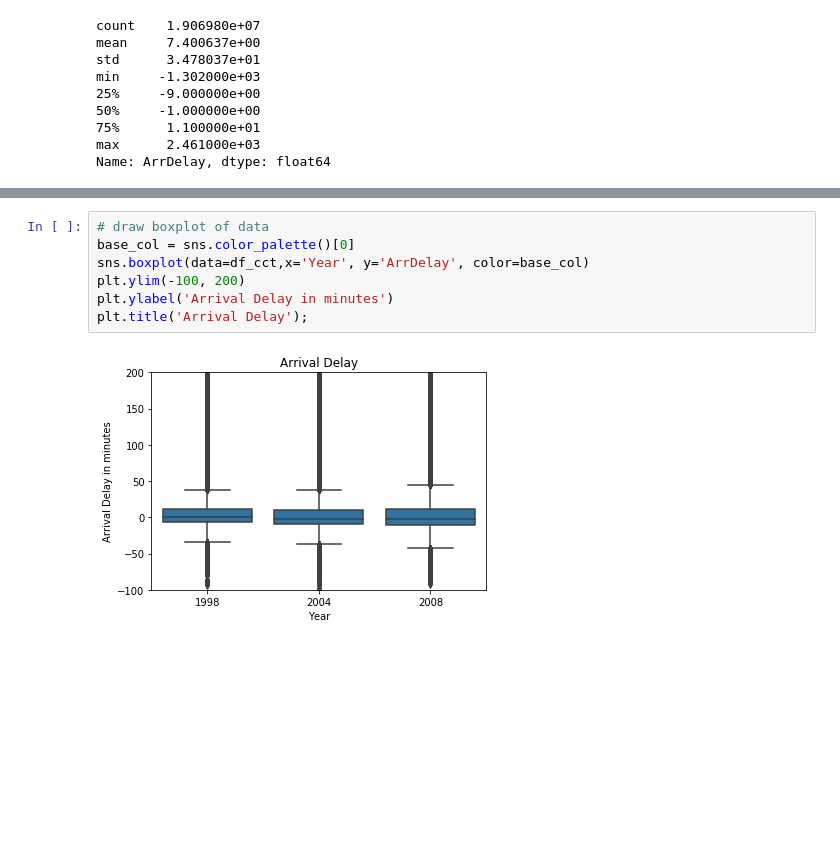
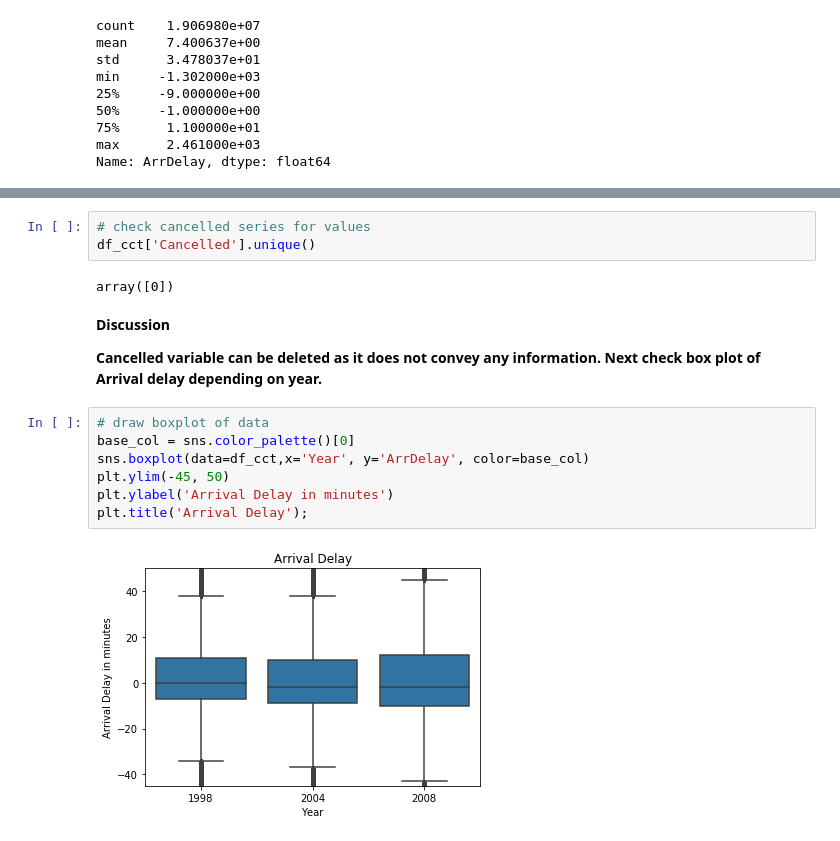
Before and after one commit to ToHa1966/Flights, a Jupyter notebook: Flights.ipynb, the cells around one changed output, grey strips where cells are left out. Cells and saved outputs as stored; diff of their text form; blank space fills up the shorter version.

```diff
--- a/Flights.ipynb
+++ b/Flights.ipynb
@@ -565,12 +667,21 @@ plt.xticks(rotation=50);
+# %%
+# check cancelled series for values
+df_cct['Cancelled'].unique()
+# %% [output]
+array([0])
+# %% [markdown]
+**Discussion**
+
+**Cancelled variable can be deleted as it does not convey any information. Next check box plot of Arrival delay depending on year.**
 # %%
 # draw boxplot of data
 base_col = sns.color_palette()[0]
 sns.boxplot(data=df_cct,x='Year', y='ArrDelay', color=base_col)
-plt.ylim(-100, 200)
+plt.ylim(-45, 50)
 plt.ylabel('Arrival Delay in minutes')
 plt.title('Arrival Delay');
 # %% [output]
-[figure, old version]
+[figure, new version]
 # %%
 # draw boxplot of data
 base_col = sns.color_palette()[0]
```
Also changed, not shown: parts of 18 cells of this notebook.
